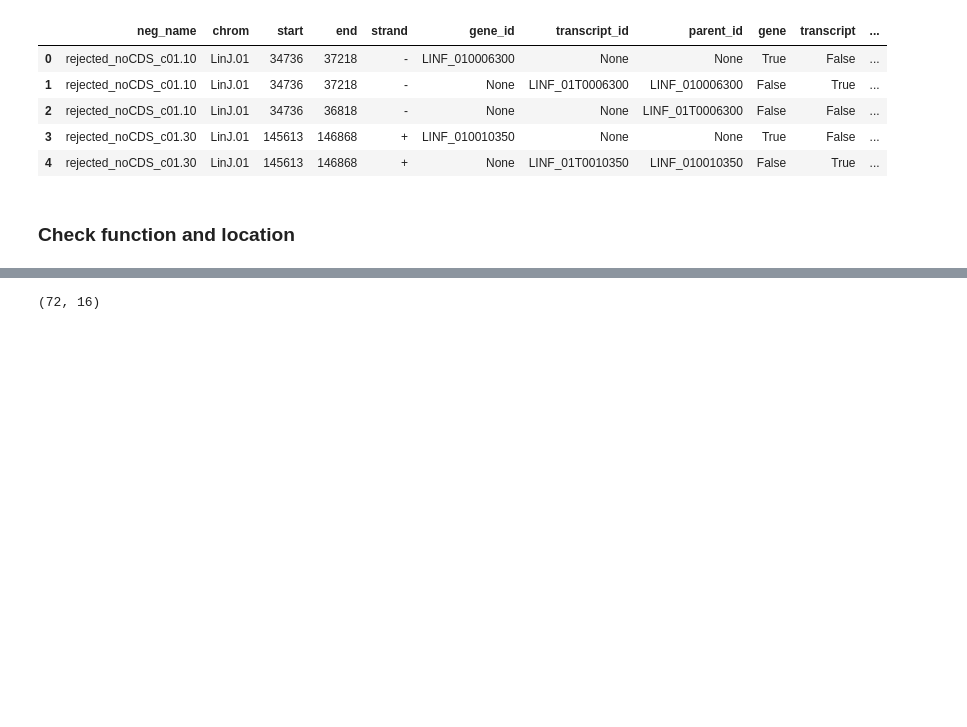
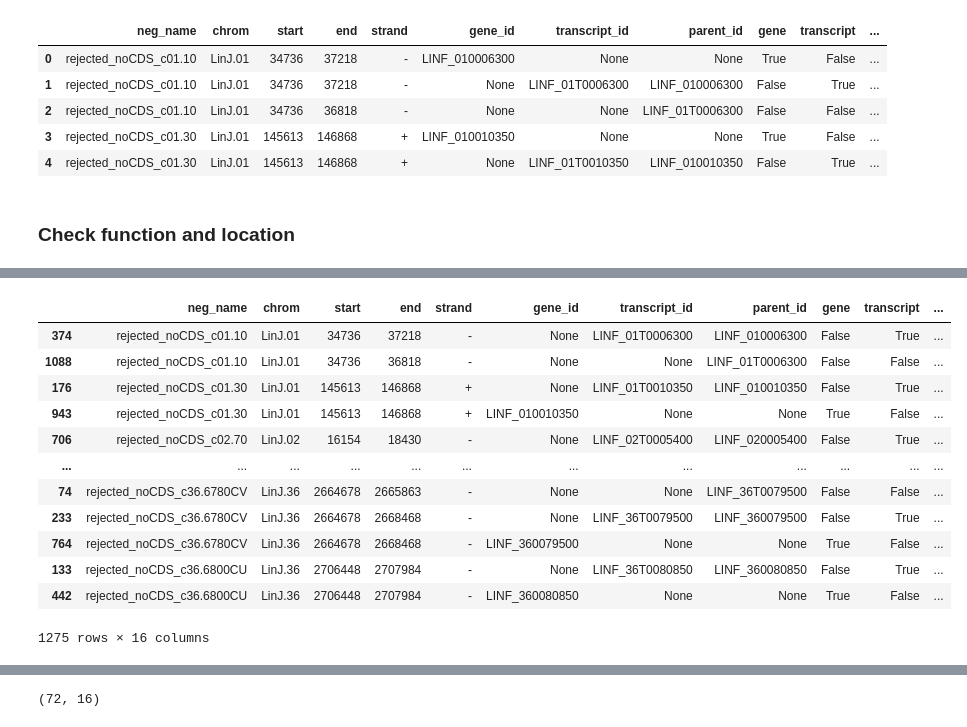
Before and after one commit to Viskuit/Test_BEDOPS, a Jupyter notebook: 25.Negative_analysis/1.NEGATIVE_location_Analysis.ipynb, the cells around one changed output, grey strips where cells are left out. Saved outputs shown, nothing was run; the diff lists cells and outputs as text; code cells hidden in the pictures; blank space fills up the shorter version.

```diff
--- a/25.Negative_analysis/1.NEGATIVE_location_Analysis.ipynb
+++ b/25.Negative_analysis/1.NEGATIVE_location_Analysis.ipynb
@@ -1016,0 +1047,30 @@ group_and_count(neg_inside_gtf_df, "neg_name")
+# %%
+# Let's remove them from the original data frame
+# Let's remove from neg_inside_gtf_df all the rows of the data frame amastin_elems
+def remove_matching_rows(first_df, second_df):
+  """
+  Removes rows from DataFrame X that match any row in DataFrame Y.
+
+  Args:
+      first_df: The main DataFrame to modify.
+      second_df: The DataFrame containing rows to exclude.
+
+  Returns:
+      A new DataFrame with matching rows removed.
+  """
+
+  # Convert DataFrames to sets of tuples for efficient comparison
+  first_df_tuples = set(first_df.itertuples(index=False))
+  second_df_tuples = set(second_df.itertuples(index=False))
+
+  # Find the difference between the two sets to identify non-matching rows
+  remaining_tuples = first_df_tuples - second_df_tuples
+
+  # Reconstruct a DataFrame from the remaining tuples
+  result_df = pd.DataFrame(remaining_tuples, columns=first_df.columns)
+  result_df.sort_values(by=['chrom', 'start'], inplace=True)
+
+  return result_df
+# %%
+# Remove them now:
+case_A_filtered = remove_matching_rows(neg_inside_gtf_df, case_A_good_negatives)
@@ -1016,0 +1084,16 @@ group_and_count(neg_inside_gtf_df, "neg_name")
+# %%
+case_A_filtered
+# %% [output]
+|  | neg_name | chrom | start | end | strand | gene_id | transcript_id | parent_id | gene | transcript | ... |
+| 374 | rejected_noCDS_c01.10 | LinJ.01 | 34736 | 37218 | - | None | LINF_01T0006300 | LINF_010006300 | False | True | ... |
+| 1088 | rejected_noCDS_c01.10 | LinJ.01 | 34736 | 36818 | - | None | None | LINF_01T0006300 | False | False | ... |
+| 176 | rejected_noCDS_c01.30 | LinJ.01 | 145613 | 146868 | + | None | LINF_01T0010350 | LINF_010010350 | False | True | ... |
+| 943 | rejected_noCDS_c01.30 | LinJ.01 | 145613 | 146868 | + | LINF_010010350 | None | None | True | False | ... |
+| 706 | rejected_noCDS_c02.70 | LinJ.02 | 16154 | 18430 | - | None | LINF_02T0005400 | LINF_020005400 | False | True | ... |
+| ... | ... | ... | ... | ... | ... | ... | ... | ... | ... | ... | ... |
+| 74 | rejected_noCDS_c36.6780CV | LinJ.36 | 2664678 | 2665863 | - | None | None | LINF_36T0079500 | False | False | ... |
+| 233 | rejected_noCDS_c36.6780CV | LinJ.36 | 2664678 | 2668468 | - | None | LINF_36T0079500 | LINF_360079500 | False | True | ... |
+| 764 | rejected_noCDS_c36.6780CV | LinJ.36 | 2664678 | 2668468 | - | LINF_360079500 | None | None | True | False | ... |
+| 133 | rejected_noCDS_c36.6800CU | LinJ.36 | 2706448 | 2707984 | - | None | LINF_36T0080850 | LINF_360080850 | False | True | ... |
+| 442 | rejected_noCDS_c36.6800CU | LinJ.36 | 2706448 | 2707984 | - | LINF_360080850 | None | None | True | False | ... |
+1275 rows × 16 columns
```
Also changed, not shown: parts of 24 cells of this notebook.
